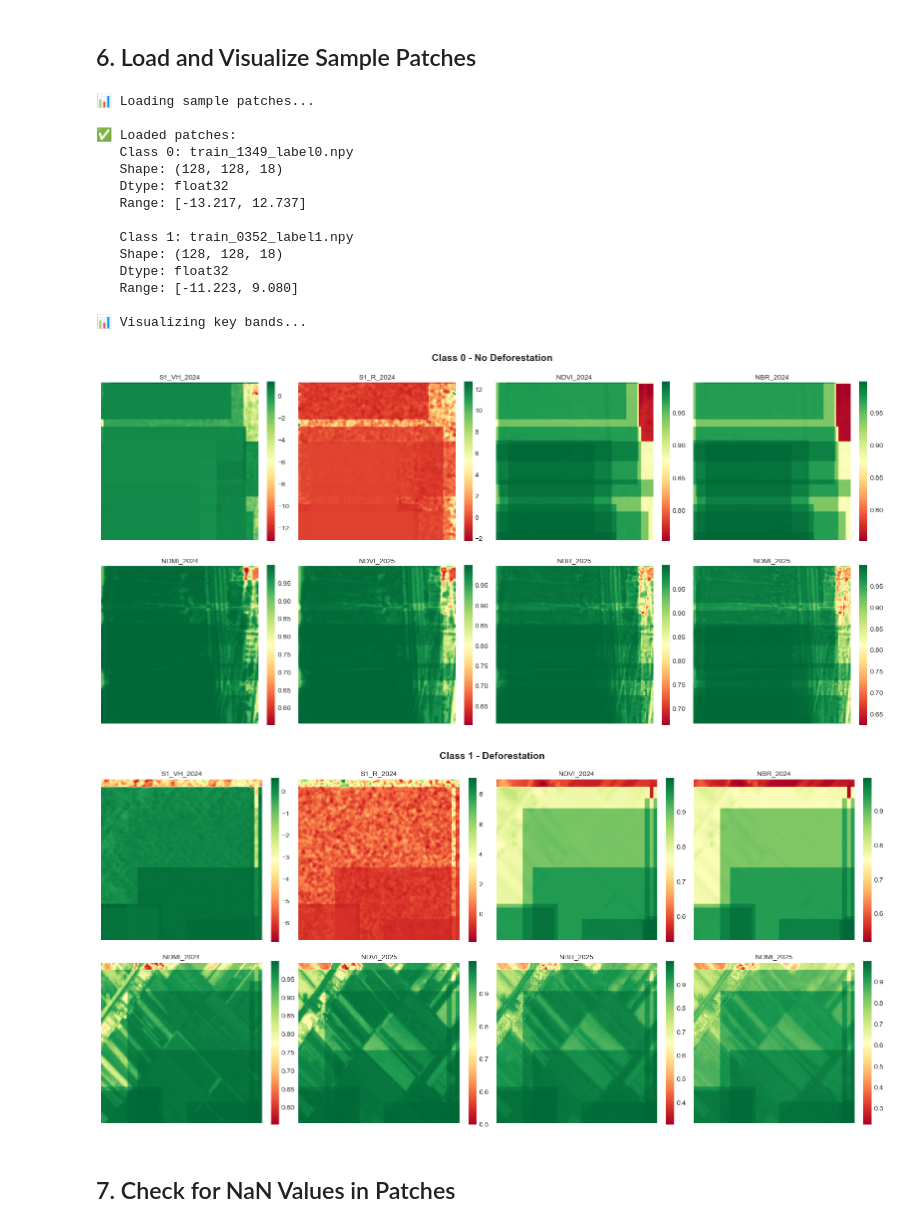
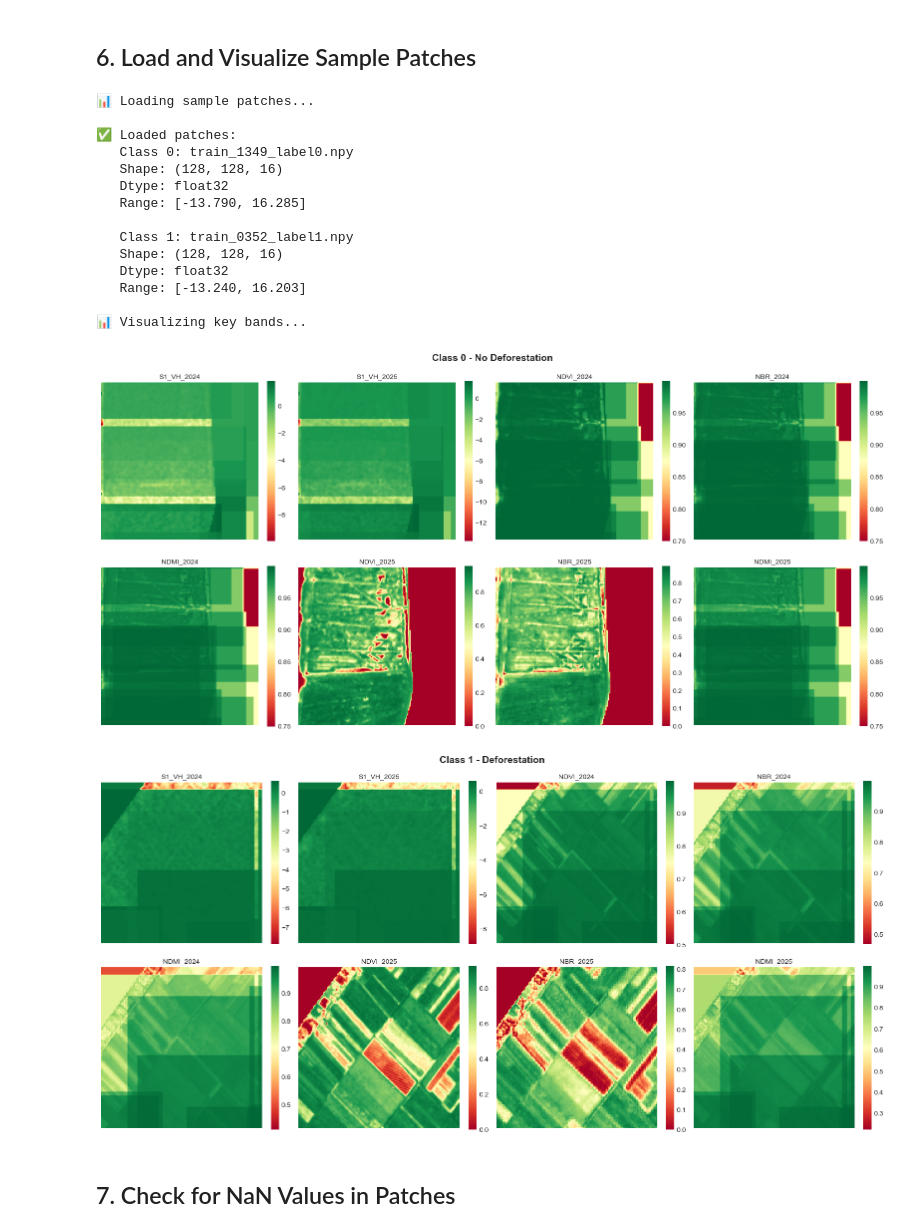
Before and after one commit to ninhhaidang/ForestMonitoring-CaMau, a Jupyter notebook: notebooks/02_create_patches_dataset.ipynb, the cells around one changed output. Drawn from its saved outputs; the diff is of its cells as text; code cells hidden in the pictures.

```diff
--- a/notebooks/02_create_patches_dataset.ipynb
+++ b/notebooks/02_create_patches_dataset.ipynb
@@ -299,8 +299,8 @@ if class_0_files and class_1_files:
     # Visualize key bands
     print("\n📊 Visualizing key bands...")
 
-    band_indices = [0, 1, 6, 7, 8, 15, 16, 17]  # S1 + indices for both years
-    band_names = ['S1_VH_2024', 'S1_R_2024', 'NDVI_2024', 'NBR_2024', 'NDMI_2024',
+    band_indices = [0, 1, 6, 7, 8, 13, 14, 15]  # VH + indices for both years (16 channels)
+    band_names = ['S1_VH_2024', 'S1_VH_2025', 'NDVI_2024', 'NBR_2024', 'NDMI_2024',
                   'NDVI_2025', 'NBR_2025', 'NDMI_2025']
 
     # Plot Class 0
@@ -317,39 +317,39 @@ if class_0_files and class_1_files:
     plt.tight_layout()
     plt.show()
 
     # Plot Class 1
     fig, axes = plt.subplots(2, 4, figsize=(16, 8))
     fig.suptitle('Class 1 - Deforestation', fontsize=14, fontweight='bold')
 
     for idx, (band_idx, band_name) in enumerate(zip(band_indices, band_names)):
         ax = axes[idx // 4, idx % 4]
         im = ax.imshow(patch_1[:, :, band_idx], cmap='RdYlGn')
         ax.set_title(band_name, fontsize=10)
         ax.axis('off')
         plt.colorbar(im, ax=ax, fraction=0.046)
 
     plt.tight_layout()
     plt.show()
 
 else:
     print("❌ Could not find sample patches for both classes")
 # %% [output]
 📊 Loading sample patches...
 
 ✅ Loaded patches:
    Class 0: train_1349_label0.npy
-   Shape: (128, 128, 18)
+   Shape: (128, 128, 16)
    Dtype: float32
-   Range: [-13.217, 12.737]
+   Range: [-13.790, 16.285]
 
    Class 1: train_0352_label1.npy
-   Shape: (128, 128, 18)
+   Shape: (128, 128, 16)
    Dtype: float32
-   Range: [-11.223, 9.080]
+   Range: [-13.240, 16.203]
 
 📊 Visualizing key bands...
-[figure, old version]
+[figure, new version]
-[figure, old version]
+[figure, new version]
 # %% [markdown]
 ## 7. Check for NaN Values in Patches
 # %%
```
Also changed, not shown: parts of 3 cells of this notebook, 3 other files.
